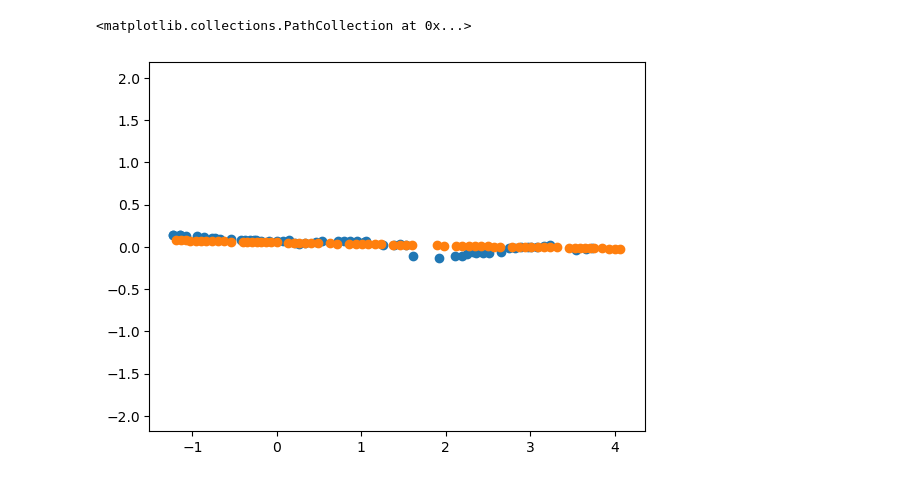
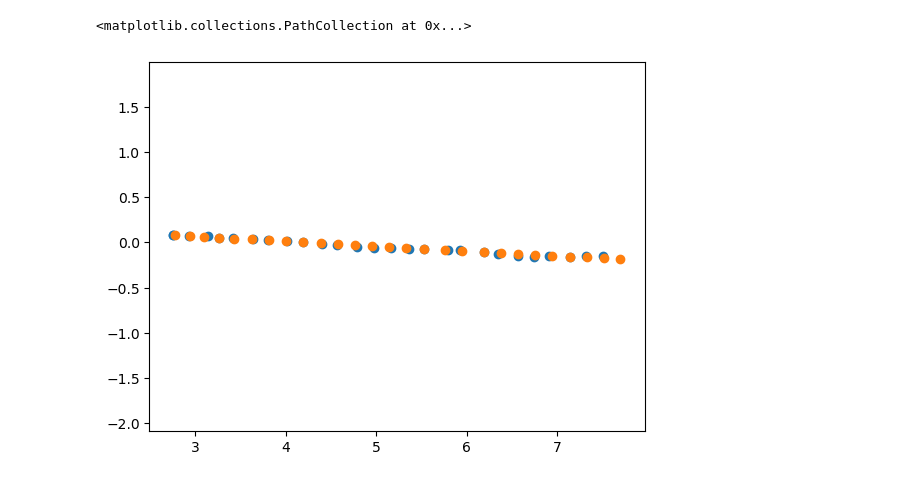
Before and after one commit to ShravanRavi2002/executor, a Jupyter notebook: trajectory.ipynb, the cells around one changed output. Cells and saved outputs as stored; diff of their text form; code cells hidden in the pictures.

```diff
--- a/trajectory.ipynb
+++ b/trajectory.ipynb
@@ -11 +8,3 @@ Jupyter environment detected. Enabling Open3D WebVisualizer.
+# %%
+csv_dir = Path("/home/amrl/executor/straight_line")
 # %%
@@ -59,18 +59,18 @@ pd.DataFrame(df_t).describe()
 # %%
-with open("optimized_poses.csv", 'r') as file:
+with open(csv_dir / "optimized_poses.csv", 'r') as file:
     lines = file.readlines()
 data = [line.strip('()\n').split(', ') for line in lines]
 pose_graph = np.array(data, dtype=float)
 # %%
 plt.axis('equal')
 plt.scatter(*pose_graph[:, :2].T)
 
 
-raw_traj = np.loadtxt("location.csv", delimiter=",")
-plt.scatter(*raw_traj[:, :2].T)
+loc = np.loadtxt(csv_dir / "location.csv", delimiter=",")
+plt.scatter(*loc[:, :2].T)
 # %% [output]
 <matplotlib.collections.PathCollection at 0x...>
-[figure, old version]
+[figure, new version]
 # %%
 print(trans.shape)
 print(loc.shape)
```
Also changed, not shown: parts of 9 cells of this notebook.
